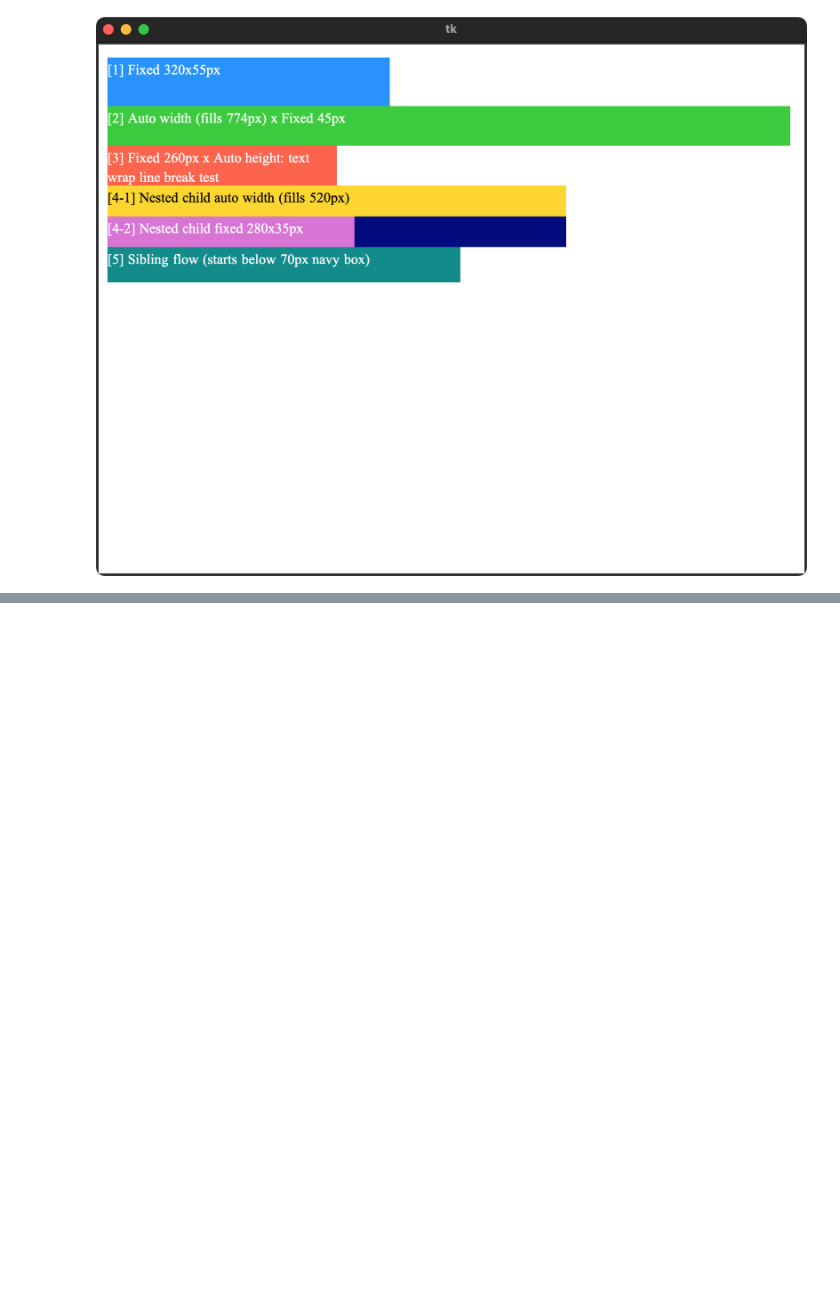
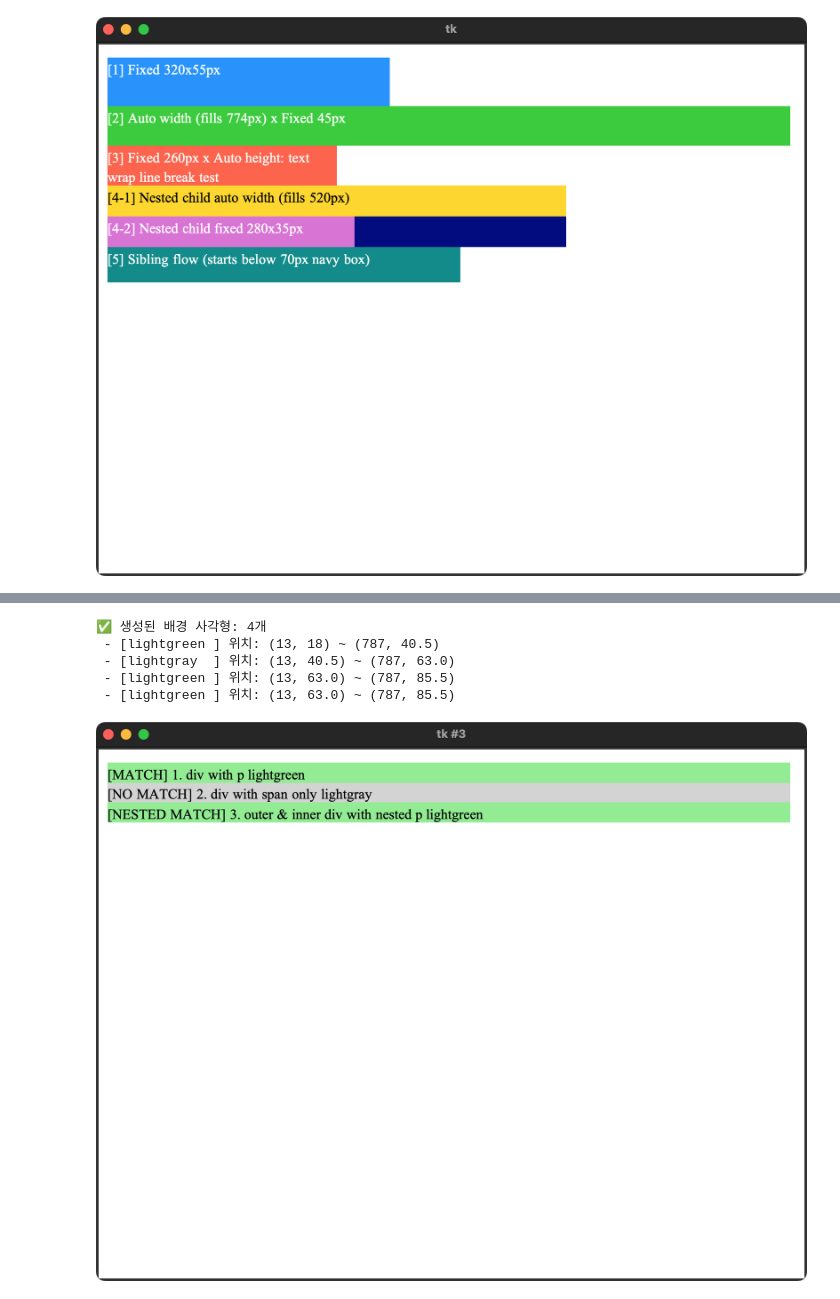
Before and after one commit to r4k0nb4k0n/browser-engineering-study, a Jupyter notebook: part-2-applying-author-styles-6-parsing-and-applying-css.ipynb, the cells around one changed output, grey strips where cells are left out. Cells and saved outputs as stored; diff of their text form; code cells hidden in the pictures; blank space fills up the shorter version.

```diff
--- a/part-2-applying-author-styles-6-parsing-and-applying-css.ipynb
+++ b/part-2-applying-author-styles-6-parsing-and-applying-css.ipynb
@@ -827,0 +832,55 @@ display_tk_window(browser.window, settle_seconds=1.0)
+# %%
+import time
+from browser.browser import Browser
+from browser.layout import DrawRect
+from browser.tk_capture import display_tk_window
+from browser.url import URL
+
+# 1. HTML 내 <style> 태그로 div:has(p) CSS 규칙 직접 작성!
+html_test = """
+<html>
+<head>
+  <style>
+    div { background-color: lightgray; }
+    div:has(p) { background-color: lightgreen; }
+  </style>
+</head>
+<body>
+  <div>
+    <p>[MATCH] 1. div with p lightgreen</p>
+  </div>
+  <div>
+    <span>[NO MATCH] 2. div with span only lightgray</span>
+  </div>
+  <div>
+    <div>
+      <p>[NESTED MATCH] 3. outer & inner div with nested p lightgreen</p>
+    </div>
+  </div>
+</body>
+</html>"""
+
+# 2. 브라우저 생성 및 HTML 로드 (<style> 태그 및 div:has(p) 자동 파싱 & 렌더링)
+browser = Browser()
+browser.load(URL("data:text/html," + html_test))
+
+# 3. 콘솔 검증 로그 출력
+rects = [cmd for cmd in browser.display_list if isinstance(cmd, DrawRect)]
+print(f"✅ 생성된 배경 사각형: {len(rects)}개")
+for r in rects:
+  print(f" - [{r.color:<11}] 위치: ({r.left}, {r.top}) ~ ({r.right}, {r.bottom})")
+browser.draw()
+# 4. 창 동기화 및 주피터 노트북 인라인 캡처
+for _ in range(10):
+  browser.window.update_idletasks()
+  browser.window.update()
+  time.sleep(0.05)
+
+display_tk_window(browser.window, settle_seconds=1.0)
+# %% [output]
+✅ 생성된 배경 사각형: 4개
+ - [lightgreen ] 위치: (13, 18) ~ (787, 40.5)
+ - [lightgray  ] 위치: (13, 40.5) ~ (787, 63.0)
+ - [lightgreen ] 위치: (13, 63.0) ~ (787, 85.5)
+ - [lightgreen ] 위치: (13, 63.0) ~ (787, 85.5)
+[figure, added]
```
Also changed, not shown: parts of 1 cell of this notebook, 4 other files.
